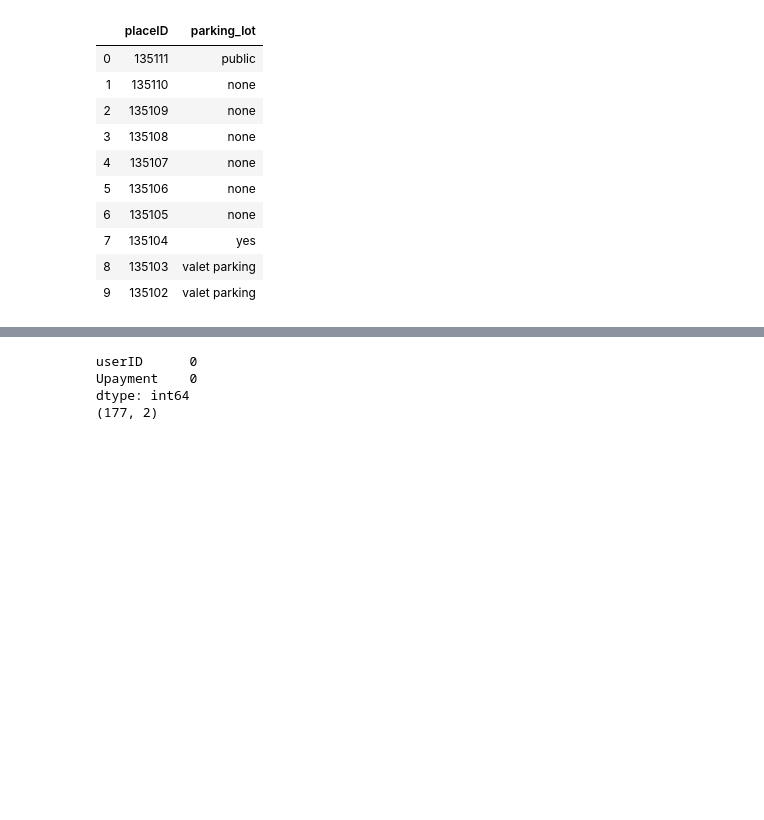
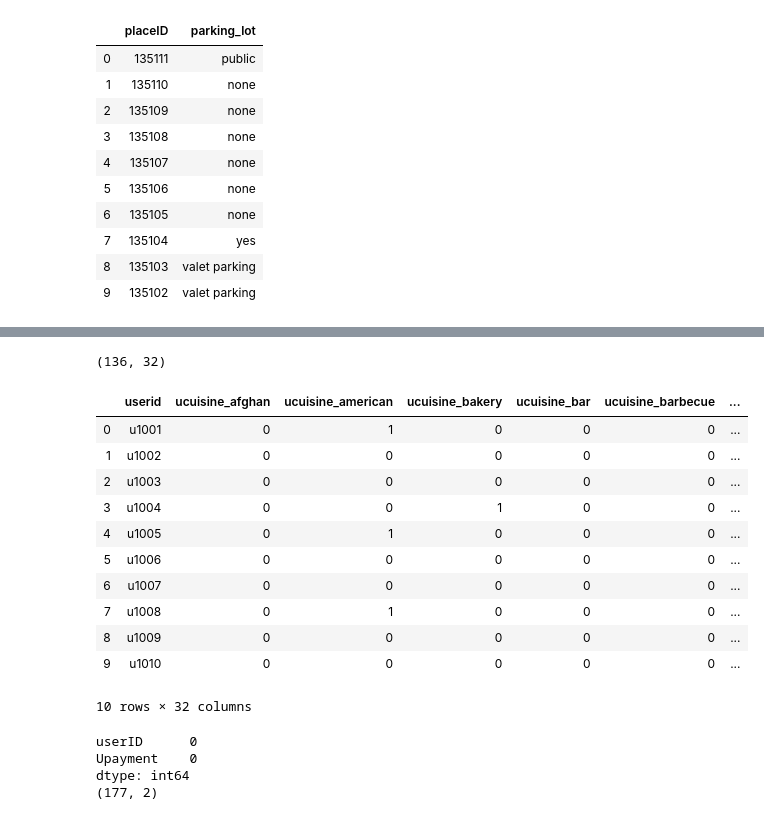
Before and after one commit to JeanFraga/DS8-Build_Week-1, a Jupyter notebook: notebooks/Restaurant Data with Consumer Ratings Features.ipynb, the cells around one changed output, grey strips where cells are left out. Cells and saved outputs as stored; diff of their text form; code cells hidden in the pictures; blank space fills up the shorter version.

Commit message:
finished engineered features

```diff
--- a/notebooks/Restaurant Data with Consumer Ratings Features.ipynb
+++ b/notebooks/Restaurant Data with Consumer Ratings Features.ipynb
@@ -404,0 +404,5 @@ Series([], Name: has_a_url, dtype: object)
+# %%
+user_cuisine = pd.read_csv(user_cuisine_url,na_values= '?')
+print(user_cuisine.isnull().sum())
+print(user_cuisine.shape)
+user_cuisine.head(10)
@@ -404,0 +425,7 @@ Series([], Name: has_a_url, dtype: object)
+# %%
+# At this moment I will not reduce dimensionality for this dataset because I may be able to extract some use for it
+user_cuisine.rename(str.lower, axis='columns', inplace=True)
+user_cuisine.rename(columns={'rcuisine':'ucuisine'}, inplace=True)
+user_cuisine['ucuisine'] = user_cuisine['ucuisine'].str.lower().copy()
+user_cuisine['userid'] = user_cuisine['userid'].str.lower()
+user_cuisine.ucuisine.value_counts()[:30]
@@ -405,3 +450,34 @@ Series([], Name: has_a_url, dtype: object)
+# %%
+# I keep this column so I can engineer a new column with the total number of cuisines the users selected
+total_cuisine = (pd.get_dummies(user_cuisine,columns=['ucuisine']).groupby('userid',as_index=False).sum()
+                  .loc[:, 'ucuisine_afghan':].sum(axis=1))
+# %%
+# In order to reduce dimensionality I will go ahead and only keep the top 30
+# then make an additional column that holds the sum of the ucuisines to retain some of the use.
+not_useful_cuisine = user_cuisine.ucuisine.value_counts()[30:].index.tolist()
+
+for i in range(len(not_useful_cuisine)):
+    user_cuisine=user_cuisine[~user_cuisine.ucuisine.str.contains(not_useful_cuisine[i])]
+# %%
+# With this dataset I managed to reduce dimensionality from 105 to 32
+U6 = pd.get_dummies(user_cuisine,columns=['ucuisine']).groupby(['userid'],as_index=False).sum()
+U6['utotal_cuisine'] = total_cuisine
+print(U6.shape)
+U6.head(10)
+# %% [output]
+(136, 32)
+|  | userid | ucuisine_afghan | ucuisine_american | ucuisine_bakery | ucuisine_bar | ucuisine_barbecue | ... |
+| 0 | u1001 | 0 | 1 | 0 | 0 | 0 | ... |
+| 1 | u1002 | 0 | 0 | 0 | 0 | 0 | ... |
+| 2 | u1003 | 0 | 0 | 0 | 0 | 0 | ... |
+| 3 | u1004 | 0 | 0 | 1 | 0 | 0 | ... |
+| 4 | u1005 | 0 | 1 | 0 | 0 | 0 | ... |
+| 5 | u1006 | 0 | 0 | 0 | 0 | 0 | ... |
+| 6 | u1007 | 0 | 0 | 0 | 0 | 0 | ... |
+| 7 | u1008 | 0 | 1 | 0 | 0 | 0 | ... |
+| 8 | u1009 | 0 | 0 | 0 | 0 | 0 | ... |
+| 9 | u1010 | 0 | 0 | 0 | 0 | 0 | ... |
+10 rows × 32 columns
 # %%
 user_payment = pd.read_csv(user_payment_url,na_values= '?')
 print(user_payment.isnull().sum())
```
Also changed, not shown: parts of 24 cells of this notebook, 1 other file.
